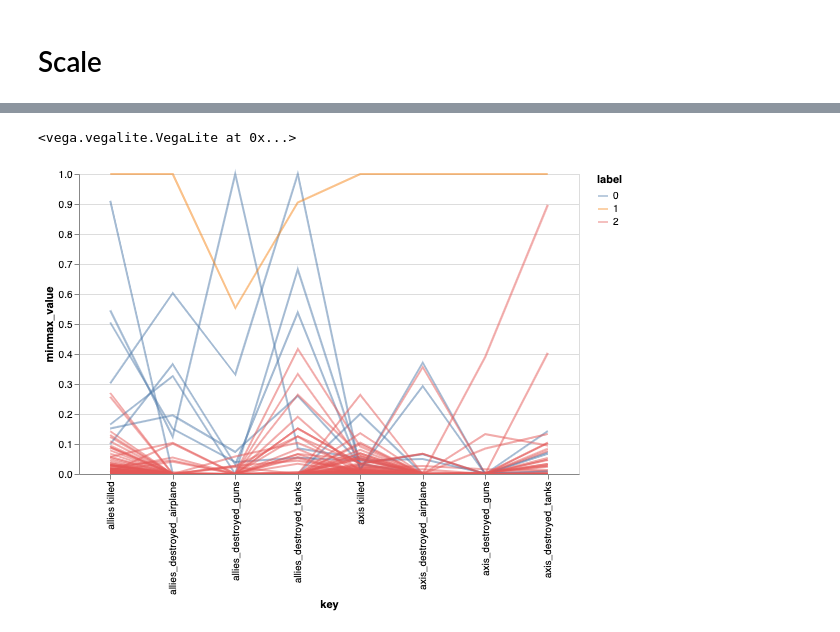
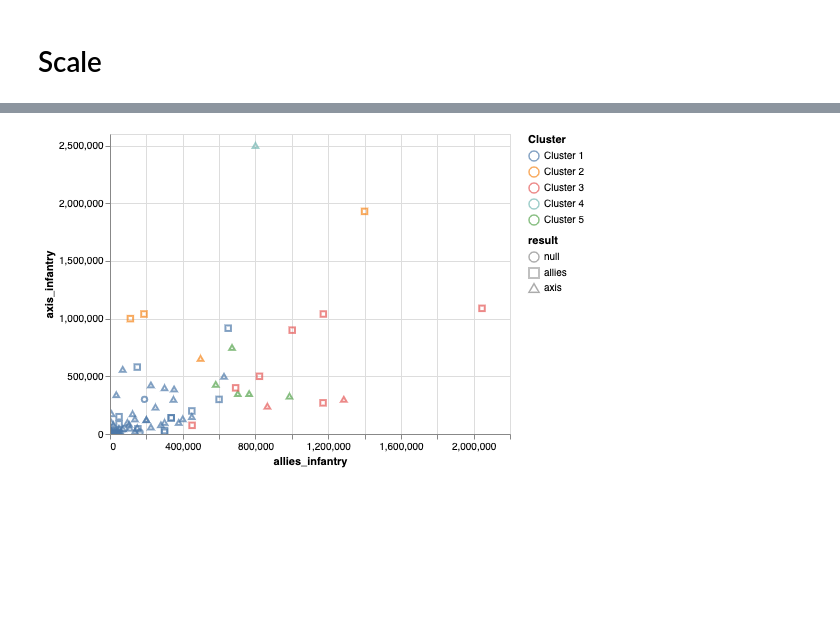
Before and after one commit to PacktPublishing/Learn-Python-by-Building-Data-Science-Applications, a Jupyter notebook: Chapter13/1_unsupervised_ml.ipynb, the cells around one changed output, grey strips where cells are left out. Cells and saved outputs as stored; diff of their text form; code cells hidden in the pictures; blank space fills up the shorter version.

```diff
--- a/Chapter13/1_unsupervised_ml.ipynb
+++ b/Chapter13/1_unsupervised_ml.ipynb
@@ -83,6 +82,6 @@ alt.Chart(data[~mask]).mark_circle().encode(
 # %%
 from sklearn.preprocessing import scale
 # %%
-data_scaled = scale(data_kmeans)
+data_scaled = scale(data_kmeans.drop(['label', 'name', 'start', 'result'], axis=1))
 # %%
-labels_scaled = model.fit_predict(data_scaled)
+labels_scaled = model.fit_predict(data_scaled) + 1
@@ -116,23 +88,11 @@ plt.tight_layout()
-# %%
-
-alt.Chart(df_scaled).transform_window(
-    index='count()'
-).transform_fold(
-    cols
-).transform_joinaggregate(
-     min='min(value)',
-     max='max(value)',
-     groupby=['key']
-).transform_calculate(
-    minmax_value=(alt.datum.value-alt.datum.min)/(alt.datum.max-alt.datum.min),
-    mid=(alt.datum.min+alt.datum.max)/2
-).mark_line().encode(
-    x='key:N',
-    y='minmax_value:Q',
-    color='label:N',
-    detail='index:N',
-    opacity=alt.value(0.5)
-).properties(width=500)
-# %% [output]
-<vega.vegalite.VegaLite at 0x...>
-[figure, removed]
+# %%
+# data_scaled['label'] = ('Cluster ' + pd.Series((labels_scaled +1)).astype(str)).values
+# data_scaled[['name', 'result', 'start']] = data.loc[~mask, ['name', 'result', 'start']]
+
+data_kmeans['label 2'] = ('Cluster ' + pd.Series((labels_scaled +1)).astype(str)).values
+# %%
+c.data = data_kmeans
+# %%
+c.encode(color=alt.Color('label 2:N', legend=alt.Legend(title='Cluster')))
+# %% [output]
+[figure, added]
```
Also changed, not shown: parts of 22 cells of this notebook, 1 other file.
